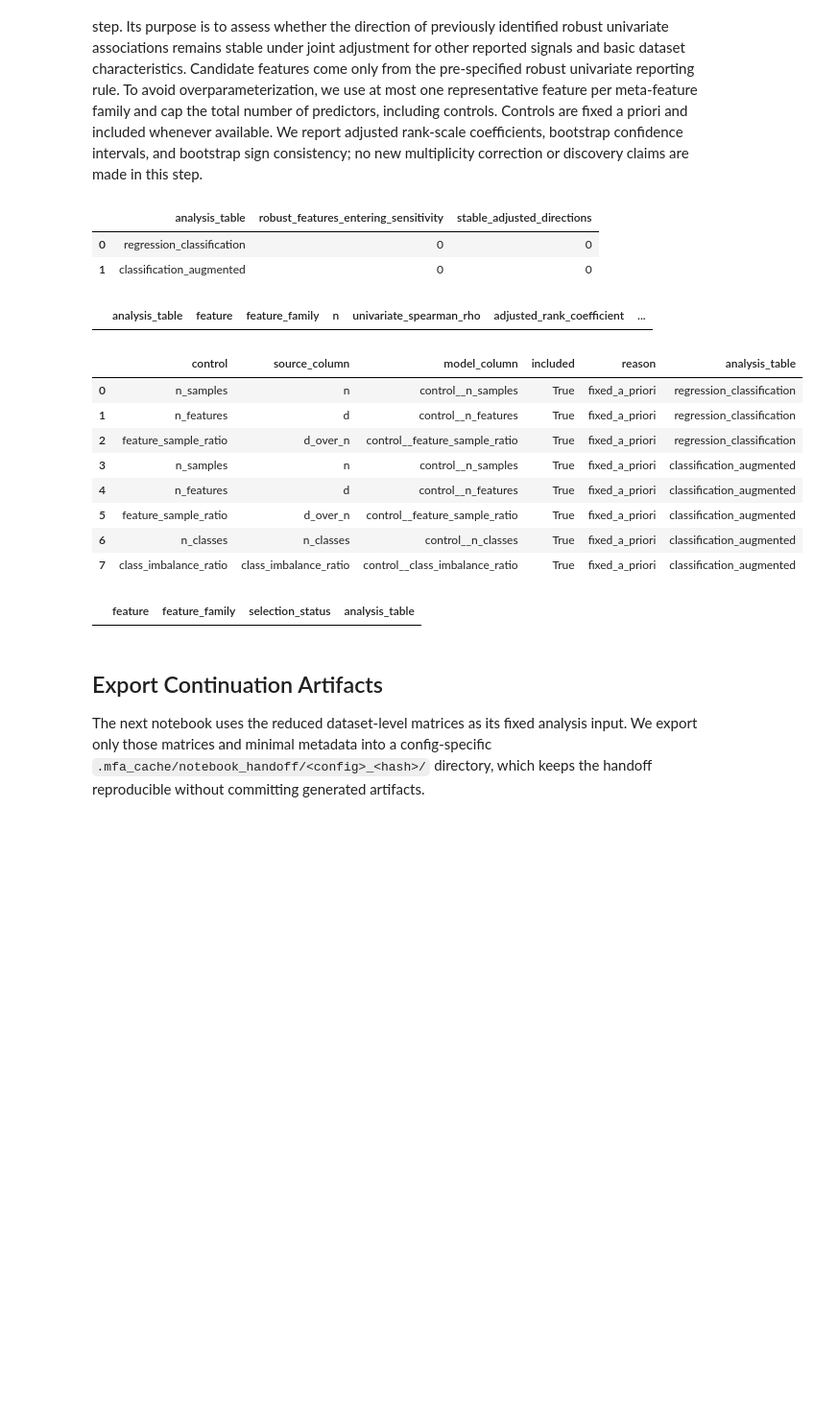
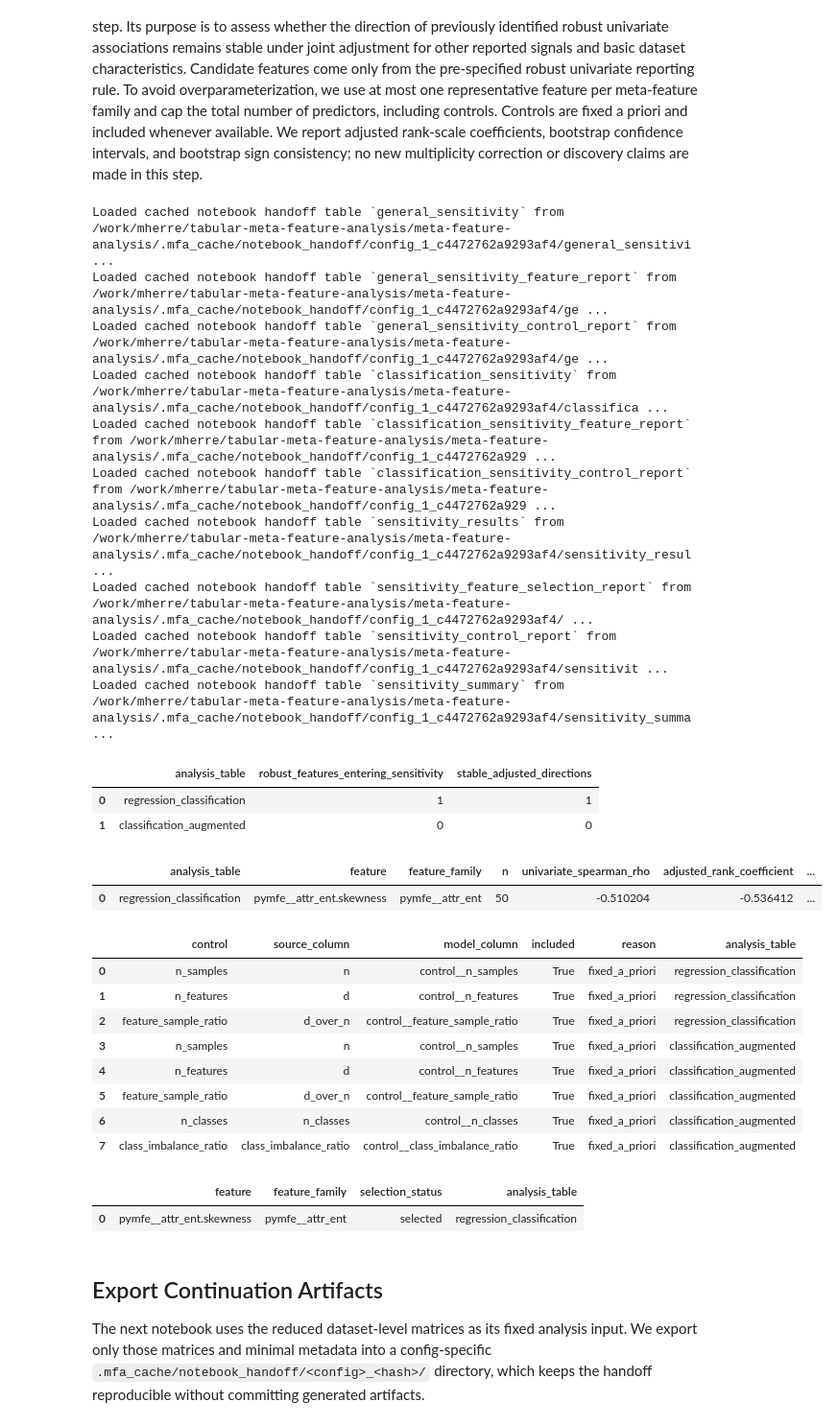
Before and after one commit to m-herre/meta-feature-analysis, a Jupyter notebook: notebooks/01_mfa.ipynb, the cells around one changed output. Shown at 96% size. Cells and saved outputs as stored; diff of their text form; code cells hidden in the pictures; blank space fills up the shorter version.

```diff
--- a/notebooks/01_mfa.ipynb
+++ b/notebooks/01_mfa.ipynb
@@ -134,9 +135,7 @@ if all(table is not None for table in _result_cache.values()):
     result = AnalysisResult(
         config_hash=MFA_CONFIG_HASH,
         comparison_name=(
-            run_config.comparisons[0].name
-            if len(run_config.comparisons) == 1
-            else None
+            run_config.comparisons[0].name if len(run_config.comparisons) == 1 else None
         ),
         gap_table=_result_cache["result_gap_table"],
         metafeature_table=_result_cache["result_metafeature_table"],
@@ -708,7 +695,9 @@ else:
                 "predictors_after_redundancy_reduction": len(
                     _redundancy_feature_columns(analysis_classification_reduced)
                 ),
-                "predictors_dropped_as_redundant": len(classification_redundancy_report),
+                "predictors_dropped_as_redundant": len(
+                    classification_redundancy_report
+                ),
             },
         ]
     )
@@ -1098,12 +1091,10 @@ else:
             },
             {
                 "table": "classification_augmented",
-                "predictors_tested": classification_associations[
-                    "p_value"
-                ].notna().sum(),
-                "bh_reject_0_05": classification_associations[
-                    "bh_reject_0_05"
-                ].sum(),
+                "predictors_tested": classification_associations["p_value"]
+                .notna()
+                .sum(),
+                "bh_reject_0_05": classification_associations["bh_reject_0_05"].sum(),
                 "max_abs_spearman_r": classification_associations[
                     "abs_spearman_r"
                 ].max(),
@@ -1294,9 +1288,9 @@ else:
             },
             {
                 "analysis_table": "classification_augmented",
-                "tested_predictors": classification_associations[
-                    "p_value"
-                ].notna().sum(),
+                "tested_predictors": classification_associations["p_value"]
+                .notna()
+                .sum(),
                 "reported_features": len(robust_classification_associations),
                 "q_threshold": ROBUST_ASSOCIATION_Q_THRESHOLD,
                 "min_bootstrap_sign_consistency": ROBUST_ASSOCIATION_MIN_SIGN_CONSISTENCY,
@@ -1886,7 +1886,9 @@ else:
         analysis_general_reduced,
         robust_general_associations,
         table_name="regression_classification",
-        control_source_table=globals().get("analysis_general", analysis_general_reduced),
+        control_source_table=globals().get(
+            "analysis_general", analysis_general_reduced
+        ),
         include_classification_controls=False,
     )
 
@@ -1904,13 +1906,11 @@ else:
         include_classification_controls=True,
     )
 
-
     def _concat_nonempty(frames: list[pd.DataFrame]) -> pd.DataFrame:
         nonempty = [frame for frame in frames if not frame.empty]
         if not nonempty:
             return frames[0].copy() if frames else pd.DataFrame()
         return pd.concat(nonempty, ignore_index=True)
-
 
     sensitivity_results = _concat_nonempty(
         [general_sensitivity, classification_sensitivity]
@@ -1925,34 +1925,45 @@ else:
         [
             {
                 "analysis_table": "regression_classification",
                 "robust_features_entering_sensitivity": len(general_sensitivity),
                 "stable_adjusted_directions": (
                     int(general_sensitivity["adjusted_direction_stable"].sum())
                     if not general_sensitivity.empty
                     else 0
                 ),
             },
             {
                 "analysis_table": "classification_augmented",
                 "robust_features_entering_sensitivity": len(classification_sensitivity),
                 "stable_adjusted_directions": (
                     int(classification_sensitivity["adjusted_direction_stable"].sum())
                     if not classification_sensitivity.empty
                     else 0
                 ),
             },
         ]
     )
 
 display(sensitivity_summary)
 display(sensitivity_results)
 display(sensitivity_control_report)
 display(sensitivity_feature_selection_report)
 # %% [output]
+Loaded cached notebook handoff table `general_sensitivity` from /work/mherre/tabular-meta-feature-analysis/meta-feature-analysis/.mfa_cache/notebook_handoff/config_1_c4472762a9293af4/general_sensitivi ...
+Loaded cached notebook handoff table `general_sensitivity_feature_report` from /work/mherre/tabular-meta-feature-analysis/meta-feature-analysis/.mfa_cache/notebook_handoff/config_1_c4472762a9293af4/ge ...
+Loaded cached notebook handoff table `general_sensitivity_control_report` from /work/mherre/tabular-meta-feature-analysis/meta-feature-analysis/.mfa_cache/notebook_handoff/config_1_c4472762a9293af4/ge ...
+Loaded cached notebook handoff table `classification_sensitivity` from /work/mherre/tabular-meta-feature-analysis/meta-feature-analysis/.mfa_cache/notebook_handoff/config_1_c4472762a9293af4/classifica ...
+Loaded cached notebook handoff table `classification_sensitivity_feature_report` from /work/mherre/tabular-meta-feature-analysis/meta-feature-analysis/.mfa_cache/notebook_handoff/config_1_c4472762a929 ...
+Loaded cached notebook handoff table `classification_sensitivity_control_report` from /work/mherre/tabular-meta-feature-analysis/meta-feature-analysis/.mfa_cache/notebook_handoff/config_1_c4472762a929 ...
+Loaded cached notebook handoff table `sensitivity_results` from /work/mherre/tabular-meta-feature-analysis/meta-feature-analysis/.mfa_cache/notebook_handoff/config_1_c4472762a9293af4/sensitivity_resul ...
+Loaded cached notebook handoff table `sensitivity_feature_selection_report` from /work/mherre/tabular-meta-feature-analysis/meta-feature-analysis/.mfa_cache/notebook_handoff/config_1_c4472762a9293af4/ ...
+Loaded cached notebook handoff table `sensitivity_control_report` from /work/mherre/tabular-meta-feature-analysis/meta-feature-analysis/.mfa_cache/notebook_handoff/config_1_c4472762a9293af4/sensitivit ...
+Loaded cached notebook handoff table `sensitivity_summary` from /work/mherre/tabular-meta-feature-analysis/meta-feature-analysis/.mfa_cache/notebook_handoff/config_1_c4472762a9293af4/sensitivity_summa ...
 |  | analysis_table | robust_features_entering_sensitivity | stable_adjusted_directions |
-| 0 | regression_classification | 0 | 0 |
+| 0 | regression_classification | 1 | 1 |
 | 1 | classification_augmented | 0 | 0 |
 |  | analysis_table | feature | feature_family | n | univariate_spearman_rho | adjusted_rank_coefficient | ... |
+| 0 | regression_classification | pymfe__attr_ent.skewness | pymfe__attr_ent | 50 | -0.510204 | -0.536412 | ... |
 |  | control | source_column | model_column | included | reason | analysis_table |
 | 0 | n_samples | n | control__n_samples | True | fixed_a_priori | regression_classification |
 | 1 | n_features | d | control__n_features | True | fixed_a_priori | regression_classification |
@@ -1963,6 +1974,7 @@ display(sensitivity_feature_selection_report)
 | 6 | n_classes | n_classes | control__n_classes | True | fixed_a_priori | classification_augmented |
 | 7 | class_imbalance_ratio | class_imbalance_ratio | control__class_imbalance_ratio | True | fixed_a_priori | classification_augmented |
 |  | feature | feature_family | selection_status | analysis_table |
+| 0 | pymfe__attr_ent.skewness | pymfe__attr_ent | selected | regression_classification |
 # %% [markdown]
 ## Export Continuation Artifacts
 
```
Also changed, not shown: parts of 8 cells of this notebook, 4 other files.
